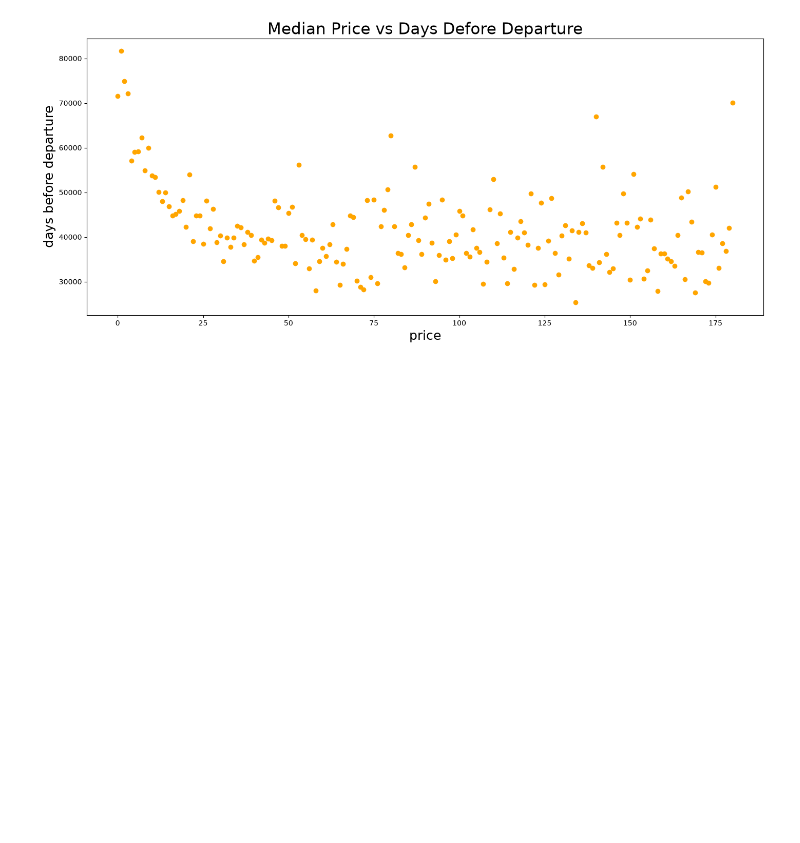
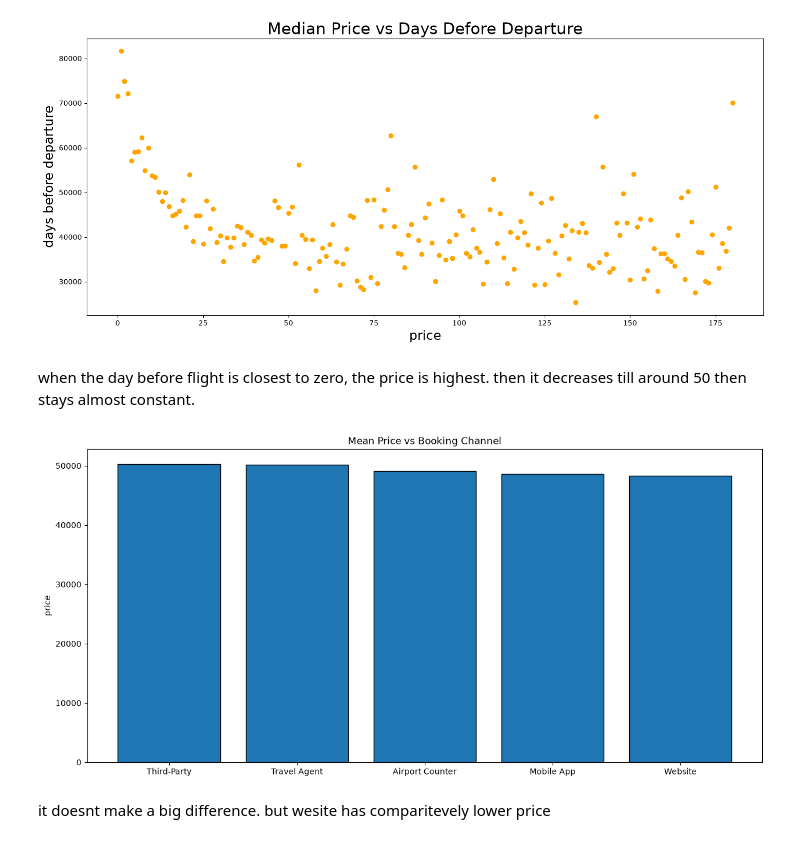
Before and after one commit to Jm-3234/Jithin-M-26BAI1023, a Jupyter notebook: Data science and visualisation.ipynb, the cells around one changed output. Saved outputs shown, nothing was run; the diff lists cells and outputs as text; code cells hidden in the pictures; blank space fills up the shorter version.

```diff
--- a/Data science and visualisation.ipynb
+++ b/Data science and visualisation.ipynb
@@ -94,3 +95,18 @@ plt.ylabel('days before departure', fontsize=18)
 plt.show()
 # %% [output]
 [figure]
+# %% [markdown]
+when the day before flight is closest to zero, the price is highest. then it decreases till around 50 then stays almost constant.
+# %%
+# booking channel vs mean price
+bcprice = df_clean.dropna(subset=['Booking_Channel','Price'])
+bcprice_ = bcprice.groupby('Booking_Channel')['Price'].median().reset_index().sort_values(by='Price', ascending=False)
+plt.figure(figsize=(15,7))
+plt.bar(bcprice_['Booking_Channel'],bcprice_['Price'], edgecolor='black')
+plt.ylabel('price')
+plt.title('Mean Price vs Booking Channel')
+plt.show()
+# %% [output]
+[figure, added]
+# %% [markdown]
+it doesnt make a big difference. but wesite has comparitevely lower price
```
Also changed, not shown: parts of 1 cell of this notebook.
